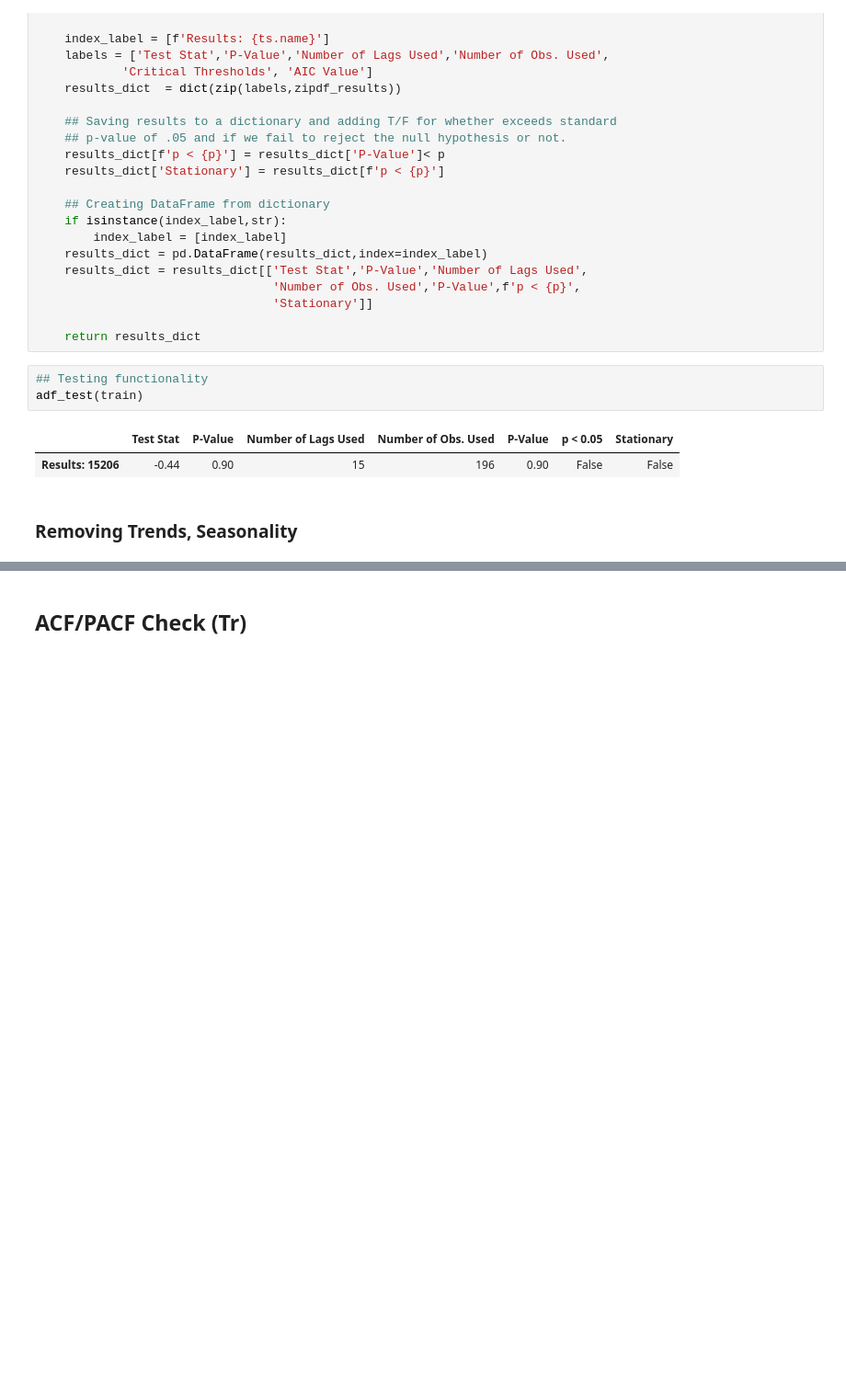
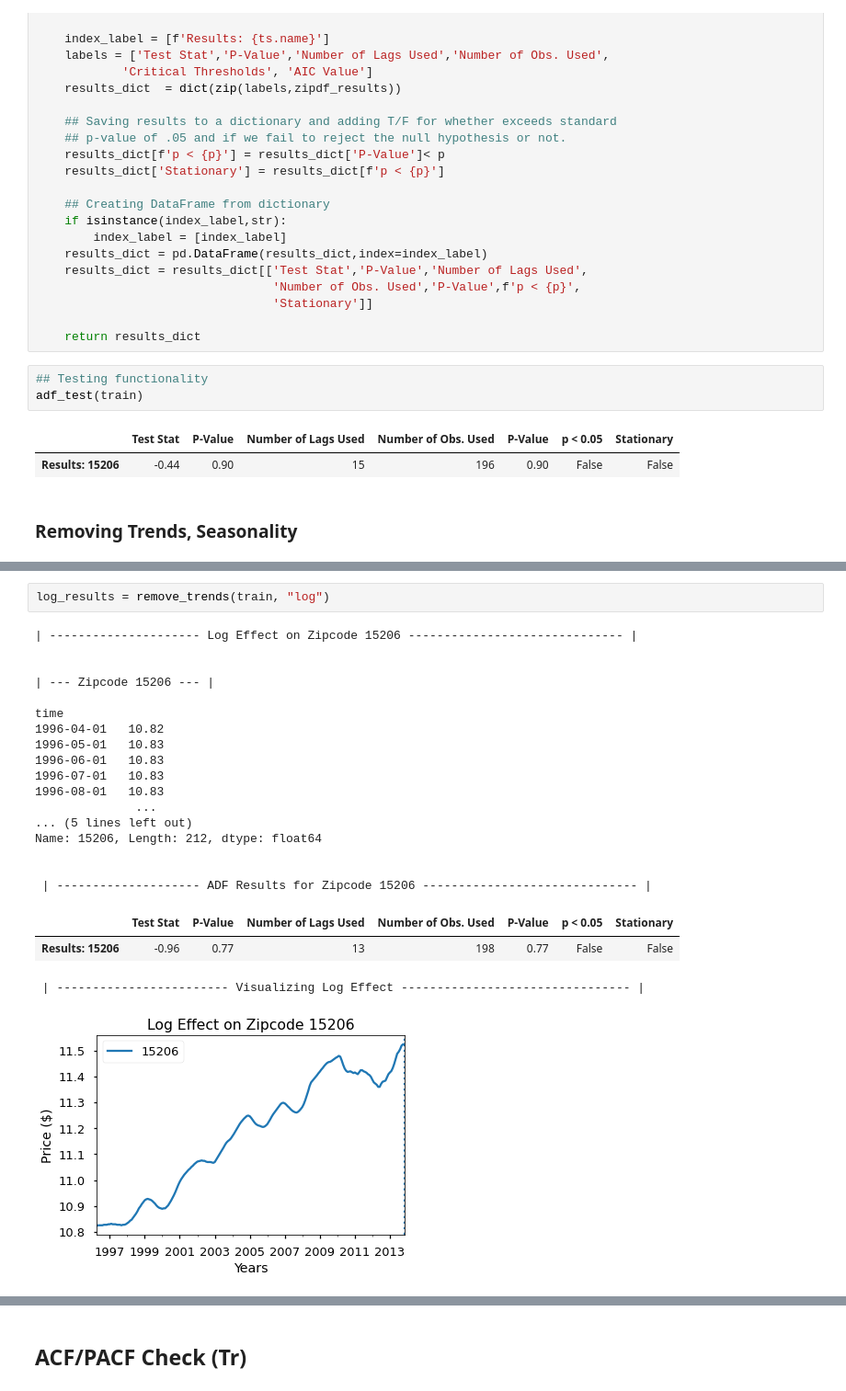
Before and after one commit to BenJMcCarty/Best_of_the_Burgh, a Jupyter notebook: workbooks/WIP_Main_Notebook.ipynb, the cells around one changed output, grey strips where cells are left out. Shown at 92% size. Drawn from its saved outputs; the diff is of its cells as text; blank space fills up the shorter version.

```diff
--- a/workbooks/WIP_Main_Notebook.ipynb
+++ b/workbooks/WIP_Main_Notebook.ipynb
@@ -668,0 +648,24 @@ def remove_trends(timeseries, method, window = 4):
+# %%
+log_results = remove_trends(train, "log")
+# %% [output]
+| --------------------- Log Effect on Zipcode 15206 ------------------------------ |
+
+
+| --- Zipcode 15206 --- |
+
+time
+1996-04-01   10.82
+1996-05-01   10.83
+1996-06-01   10.83
+1996-07-01   10.83
+1996-08-01   10.83
+              ...
+... (5 lines left out)
+Name: 15206, Length: 212, dtype: float64
+
+
+ | -------------------- ADF Results for Zipcode 15206 ------------------------------ |
+|  | Test Stat | P-Value | Number of Lags Used | Number of Obs. Used | P-Value | p < 0.05 | Stationary |
+| Results: 15206 | -0.96 | 0.77 | 13 | 198 | 0.77 | False | False |
+ | ------------------------ Visualizing Log Effect -------------------------------- |
+[figure, added]
```
Also changed, not shown: parts of 38 cells of this notebook.
